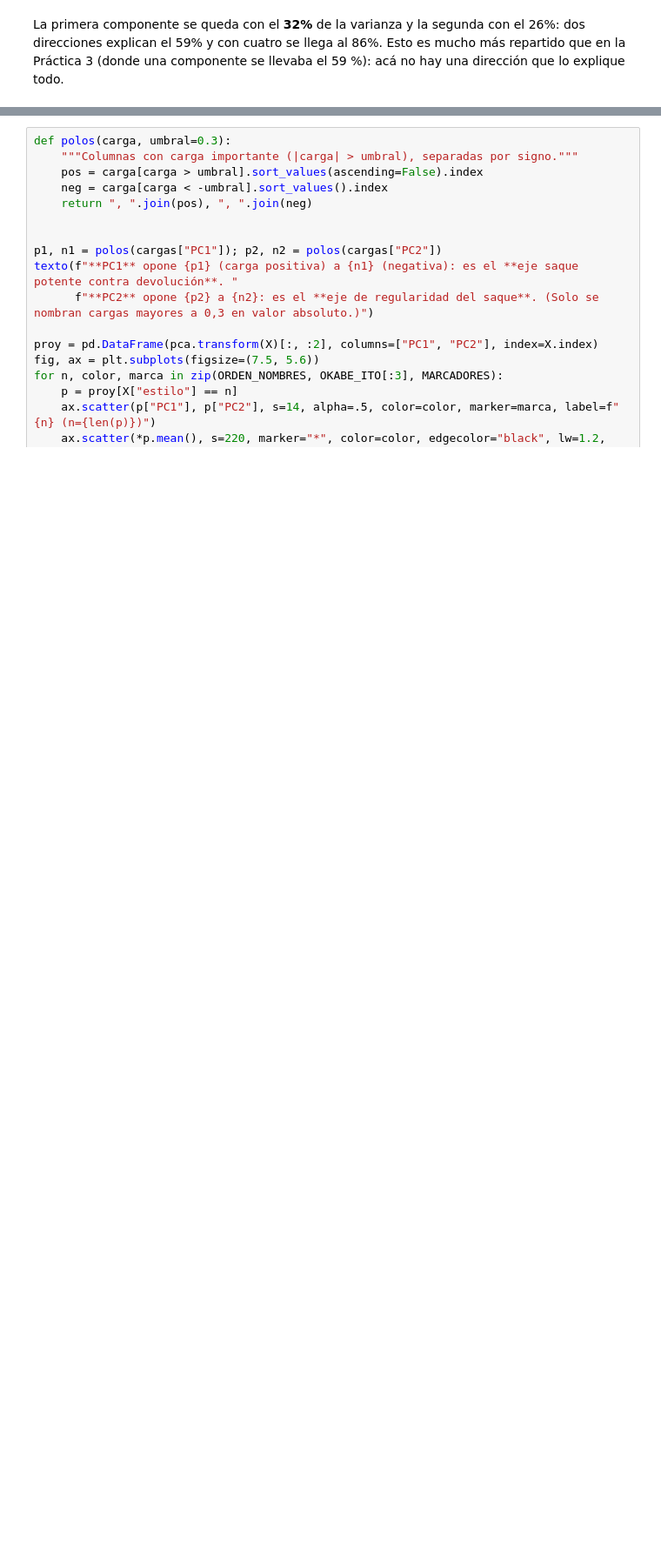
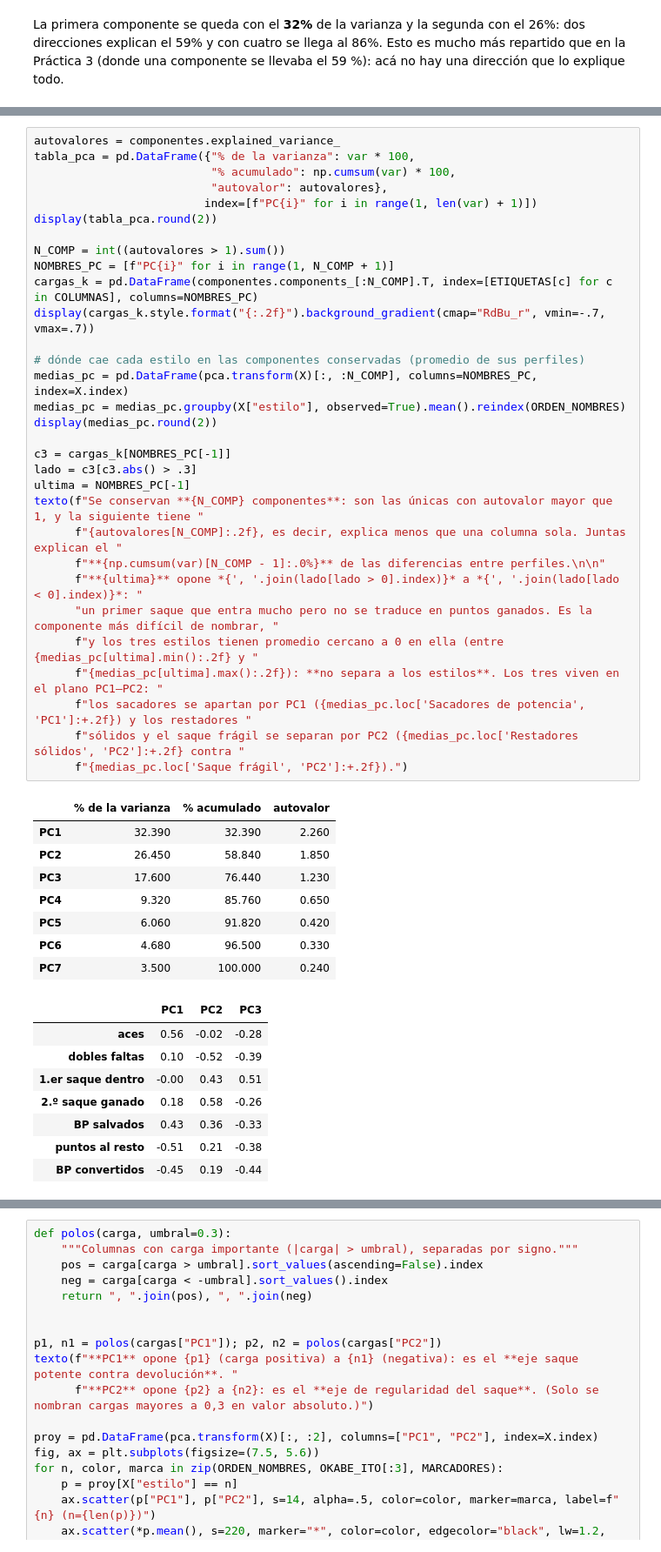
Before and after one commit to Rami195/ATP, a Jupyter notebook: entrega3/Entrega3_ATP_Estilos_de_juego.ipynb, the cells around one changed output, grey strips where cells are left out. Shown at 87% size. Drawn from its saved outputs; the diff is of its cells as text; blank space fills up the shorter version.

```diff
--- a/entrega3/Entrega3_ATP_Estilos_de_juego.ipynb
+++ b/entrega3/Entrega3_ATP_Estilos_de_juego.ipynb
@@ -702,0 +711,48 @@ La primera componente se queda con el **32%** de la varianza y la segunda con el
+# %%
+autovalores = componentes.explained_variance_
+tabla_pca = pd.DataFrame({"% de la varianza": var * 100,
+                          "% acumulado": np.cumsum(var) * 100,
+                          "autovalor": autovalores},
+                         index=[f"PC{i}" for i in range(1, len(var) + 1)])
+display(tabla_pca.round(2))
+
+N_COMP = int((autovalores > 1).sum())
+NOMBRES_PC = [f"PC{i}" for i in range(1, N_COMP + 1)]
+cargas_k = pd.DataFrame(componentes.components_[:N_COMP].T, index=[ETIQUETAS[c] for c in COLUMNAS], columns=NOMBRES_PC)
+display(cargas_k.style.format("{:.2f}").background_gradient(cmap="RdBu_r", vmin=-.7, vmax=.7))
+
+# dónde cae cada estilo en las componentes conservadas (promedio de sus perfiles)
+medias_pc = pd.DataFrame(pca.transform(X)[:, :N_COMP], columns=NOMBRES_PC, index=X.index)
+medias_pc = medias_pc.groupby(X["estilo"], observed=True).mean().reindex(ORDEN_NOMBRES)
+display(medias_pc.round(2))
+
+c3 = cargas_k[NOMBRES_PC[-1]]
+lado = c3[c3.abs() > .3]
+ultima = NOMBRES_PC[-1]
+texto(f"Se conservan **{N_COMP} componentes**: son las únicas con autovalor mayor que 1, y la siguiente tiene "
+      f"{autovalores[N_COMP]:.2f}, es decir, explica menos que una columna sola. Juntas explican el "
+      f"**{np.cumsum(var)[N_COMP - 1]:.0%}** de las diferencias entre perfiles.\n\n"
+      f"**{ultima}** opone *{', '.join(lado[lado > 0].index)}* a *{', '.join(lado[lado < 0].index)}*: "
+      "un primer saque que entra mucho pero no se traduce en puntos ganados. Es la componente más difícil de nombrar, "
+      f"y los tres estilos tienen promedio cercano a 0 en ella (entre {medias_pc[ultima].min():.2f} y "
+      f"{medias_pc[ultima].max():.2f}): **no separa a los estilos**. Los tres viven en el plano PC1–PC2: "
+      f"los sacadores se apartan por PC1 ({medias_pc.loc['Sacadores de potencia', 'PC1']:+.2f}) y los restadores "
+      f"sólidos y el saque frágil se separan por PC2 ({medias_pc.loc['Restadores sólidos', 'PC2']:+.2f} contra "
+      f"{medias_pc.loc['Saque frágil', 'PC2']:+.2f}).")
+# %% [output]
+|  | % de la varianza | % acumulado | autovalor |
+| PC1 | 32.390 | 32.390 | 2.260 |
+| PC2 | 26.450 | 58.840 | 1.850 |
+| PC3 | 17.600 | 76.440 | 1.230 |
+| PC4 | 9.320 | 85.760 | 0.650 |
+| PC5 | 6.060 | 91.820 | 0.420 |
+| PC6 | 4.680 | 96.500 | 0.330 |
+| PC7 | 3.500 | 100.000 | 0.240 |
+|  | PC1 | PC2 | PC3 |
+| aces | 0.56 | -0.02 | -0.28 |
+| dobles faltas | 0.10 | -0.52 | -0.39 |
+| 1.er saque dentro | -0.00 | 0.43 | 0.51 |
+| 2.º saque ganado | 0.18 | 0.58 | -0.26 |
+| BP salvados | 0.43 | 0.36 | -0.33 |
+| puntos al resto | -0.51 | 0.21 | -0.38 |
+| BP convertidos | -0.45 | 0.19 | -0.44 |
```
Also changed, not shown: parts of 17 cells of this notebook, 4 other files.
